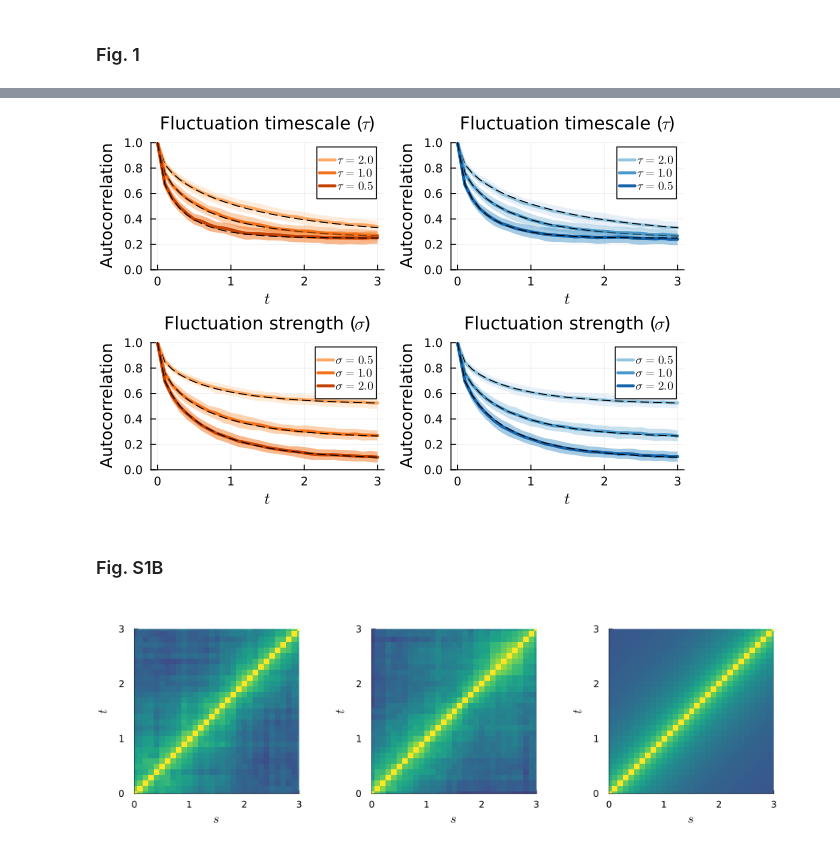
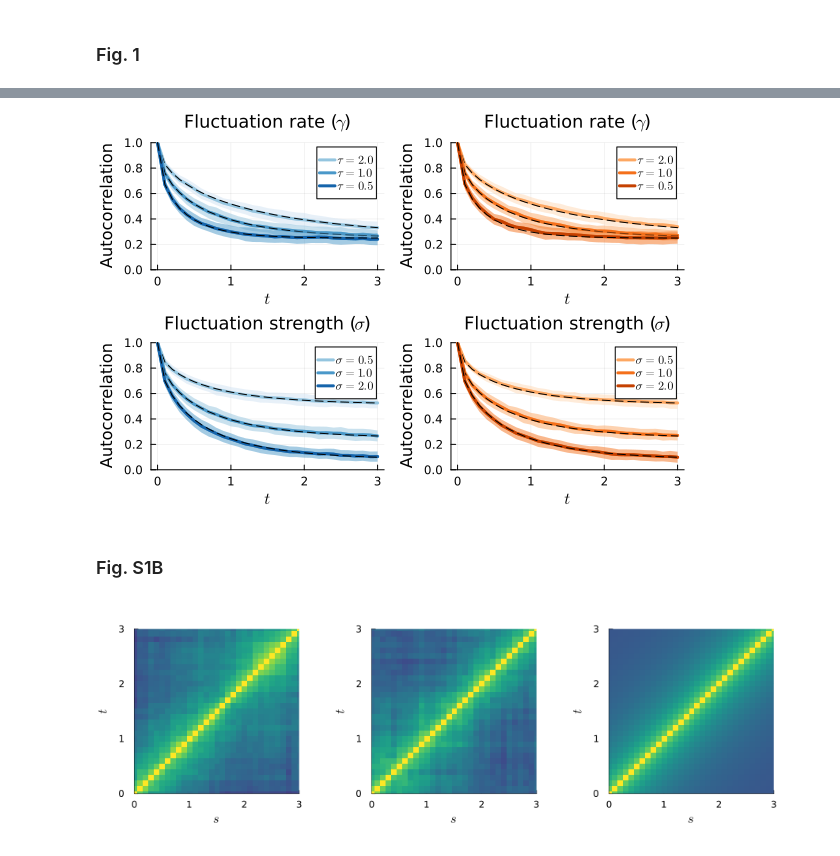
Before and after one commit to rotala17/drift-feedforward, a Jupyter notebook: note/Fig1.ipynb, the cells around one changed output, grey strips where cells are left out. Drawn from its saved outputs; the diff is of its cells as text; code cells hidden in the pictures.

```diff
--- a/note/Fig1.ipynb
+++ b/note/Fig1.ipynb
@@ -121,34 +123,36 @@ jldsave("../data/correlation_parameter.jld2";corr_time_ensemble,corr_time_ensemb
 # %%
 jld2data = load("../data/correlation_parameter.jld2")
 corr_time_ensemble = jld2data["corr_time_ensemble"]
 corr_time_ensemble_theory = jld2data["corr_time_ensemble_theory"];
+γlist = [2. ^x for x in -1:1.]
+σlist = [2. ^x for x in -1:1.]
 
 plot_decor_σγ = Array{Any}(undef,2,2)
 for i_Jh = 1:2, i_γσ = 1:2
     if i_Jh == 1 palette = cgrad(:Blues,6,categorical=true) end
     if i_Jh == 2 palette = cgrad(:Oranges,6,categorical=true) end
-    plot(title = "Fluctuation timescale (\$\\tau\$)",titlefontsize=12); i_σ = 2
+    plot(title = "Fluctuation rate (\$\\gamma\$)",titlefontsize=12); i_σ = 2
     for i_γ = 1:length(γlist)
         p.γJ = γlist[i_γ]; p.γh = γlist[i_γ]
         if i_Jh == 1 p.σJ = σlist[i_σ]; p.σh = 0. end
         if i_Jh == 2 p.σh = σlist[i_σ]; p.σJ = 0. end
         plot_decorrelation!(p,ϕ,palette[i_γ+1],palette[i_γ+2],palette[5],"\$\\tau=$(1/γlist[i_γ])\$", corr_time_ensemble[i_Jh,i_γ,i_σ],corr_time_ensemble_theory[i_Jh,i_γ,i_σ])
     end
     plot_decor_σγ[i_Jh,1] = plot!()
     plot(title = "Fluctuation strength (\$\\sigma\$)",titlefontsize=12); i_γ = 2
     for i_σ = 1:length(σlist)
         p.γJ = γlist[i_γ]; p.γh = γlist[i_γ]
         if i_Jh == 1 p.σJ = σlist[i_σ]; p.σh = 0. end
         if i_Jh == 2 p.σh = σlist[i_σ]; p.σJ = 0. end
         plot_decorrelation!(p,ϕ,palette[i_σ+1],palette[i_σ+2],palette[5],"\$\\sigma=$(σlist[i_σ])\$", corr_time_ensemble[i_Jh,i_γ,i_σ],corr_time_ensemble_theory[i_Jh,i_γ,i_σ])
     end
     plot_decor_σγ[i_Jh,2] = plot!()
 end
-plot(plot_decor_σγ[2:-1:1,:]...,layout=(2,2))
+plot(plot_decor_σγ...,layout=(2,2))
 savefig("../figure/time_correlation.pdf")
 plot!()
 # %% [output]
-[figure, old version]
+[figure, new version]
 # %% [markdown]
 ### Fig. S1B
 # %%
@@ -180,8 +184,8 @@ tlist = 0:0.1:3
 p.γh = 1.; p.γJ = 1.;
 p.σh = 1.; p.σJ = 0.;
 corr_time_theory = [correlation_ϕ.((1+p.σJ^2*exp(-p.γJ * abs(t-s)) + p.σh^2*exp(-p.γh * abs(t-s)))/(1+p.σJ^2 + p.σh^2),p.f) for t in tlist, s in tlist]
-p1 = heatmap_autocorrelation(corr(cent(result_h[2][:,1,:]),p.Nc),false)
-p2 = heatmap_autocorrelation(corr(cent(result_J[2][:,1,:]),p.Nc),false)
+p1 = heatmap_autocorrelation(corr(cent(result_J[2][:,1,:]),p.Nc),false)
+p2 = heatmap_autocorrelation(corr(cent(result_h[2][:,1,:]),p.Nc),false)
 p3 = heatmap_autocorrelation(corr_time_theory,false)
 pcb = heatmap_autocorrelation(corr_time_theory,true)
 plot(pcb,rightmargin = 10Plots.mm)
@@ -190,4 +194,4 @@ plot(p1,p2,p3,size = (900,300),layout = (1,3),leftmargin = 3Plots.mm)
 savefig("../figure/heatmap_autocorrelation.pdf")
 plot!()
 # %% [output]
-[figure, old version]
+[figure, new version]
```
Also changed, not shown: parts of 2 cells of this notebook, 4 other files.
